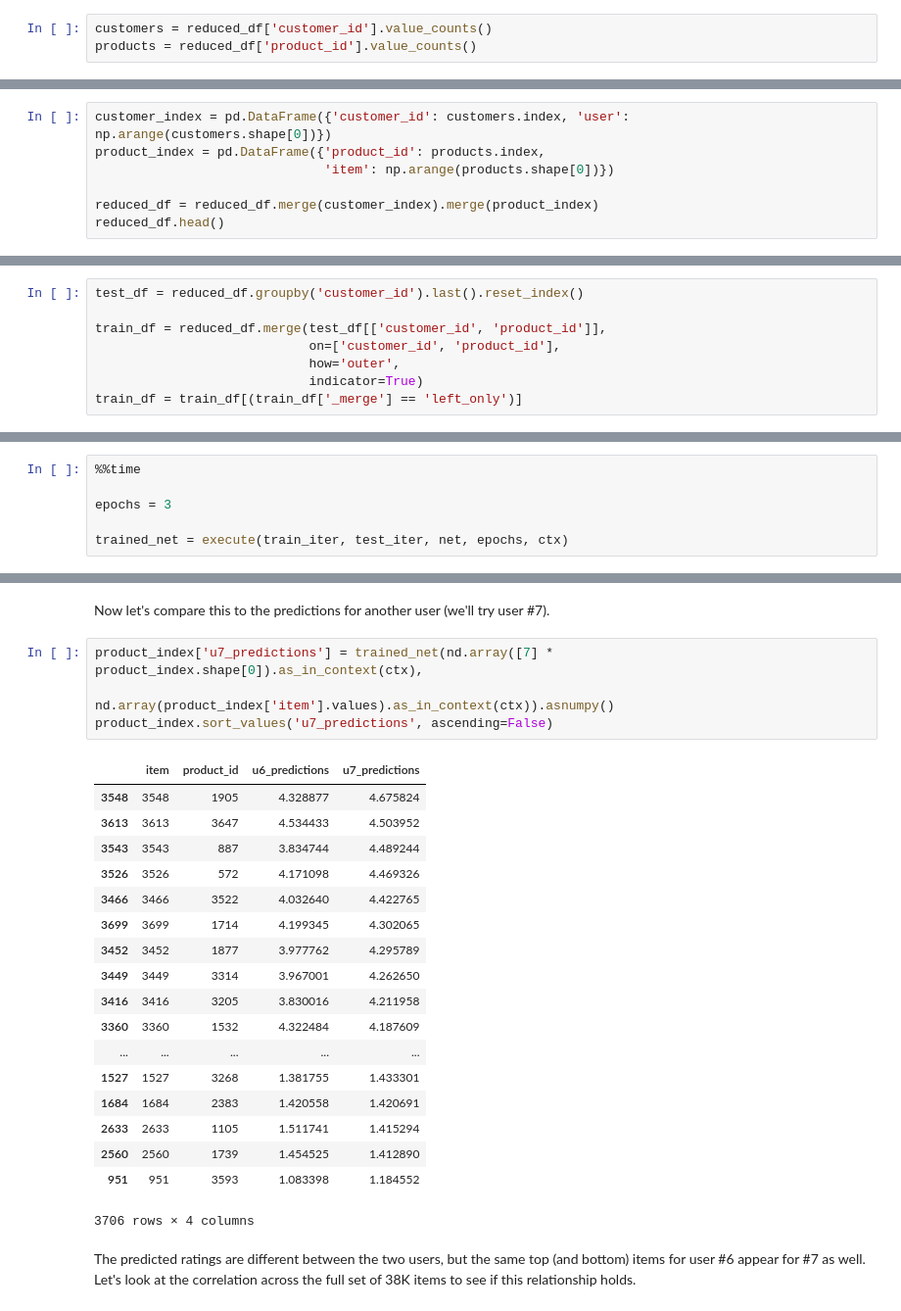
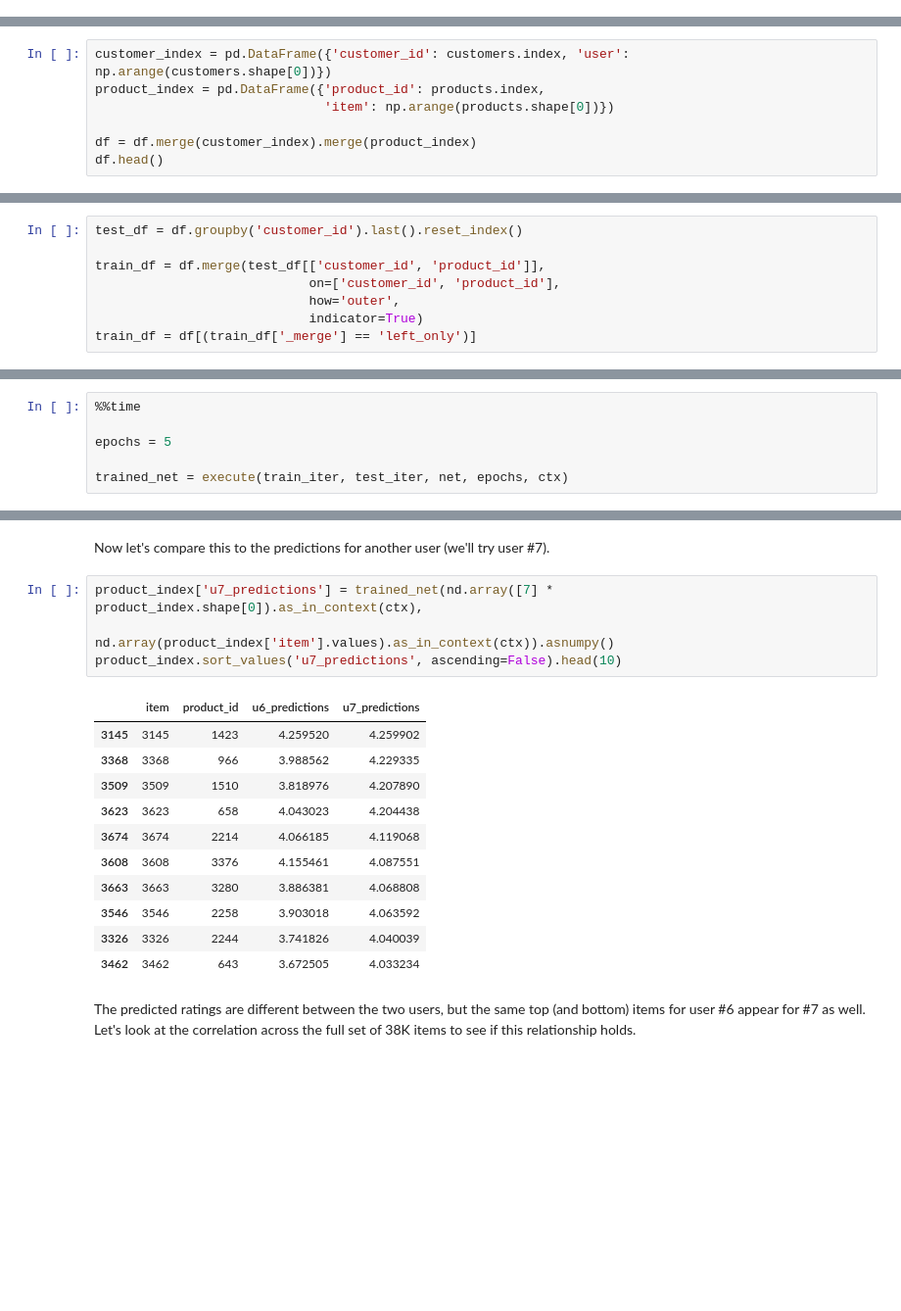
Before and after one commit to williamcao-01/Sagemaker-explore, a Jupyter notebook: final_test_gluon_recommender_system.ipynb, the cells around one changed output, grey strips where cells are left out. Shown at 98% size. Drawn from its saved outputs; the diff is of its cells as text; blank space fills up the shorter version.

```diff
--- a/final_test_gluon_recommender_system.ipynb
+++ b/final_test_gluon_recommender_system.ipynb
@@ -129,3 +83,0 @@ Now, we'll recreate our customer and product lists since there are customers wit
-# %%
-customers = reduced_df['customer_id'].value_counts()
-products = reduced_df['product_id'].value_counts()
@@ -136,8 +88,8 @@ customer_index = pd.DataFrame({'customer_id': customers.index, 'user': np.arange
 product_index = pd.DataFrame({'product_id': products.index,
                               'item': np.arange(products.shape[0])})
 
-reduced_df = reduced_df.merge(customer_index).merge(product_index)
-reduced_df.head()
+df = df.merge(customer_index).merge(product_index)
+df.head()
 # %% [output]
 |  | customer_id | product_id | star_rating | user | item |
 | 0 | 1 | 1193 | 5 | 4131 | 43 |
@@ -150,13 +102,13 @@ reduced_df.head()
 
 Let's start by splitting in training and test sets.  This will allow us to estimate the model's accuracy on videos our customers rated, but wasn't included in our training.
 # %%
-test_df = reduced_df.groupby('customer_id').last().reset_index()
+test_df = df.groupby('customer_id').last().reset_index()
 
-train_df = reduced_df.merge(test_df[['customer_id', 'product_id']],
+train_df = df.merge(test_df[['customer_id', 'product_id']],
                             on=['customer_id', 'product_id'],
                             how='outer',
                             indicator=True)
-train_df = train_df[(train_df['_merge'] == 'left_only')]
+train_df = df[(train_df['_merge'] == 'left_only')]
 # %% [markdown]
 Now, we can convert our Pandas DataFrames into MXNet NDArrays, use those to create a member of the SparseMatrixDataset class, and add that to an MXNet Data Iterator.  This process is the same for both test and control.
 # %%
@@ -291,7 +243,7 @@ Now, let's train for a few epochs.
 # %%
 %%time
 
-epochs = 3
+epochs = 5
 
 trained_net = execute(train_iter, test_iter, net, epochs, ctx)
 # %% [output]
@@ -336,26 +285,19 @@ Now let's compare this to the predictions for another user (we'll try user #7).
 # %%
 product_index['u7_predictions'] = trained_net(nd.array([7] * product_index.shape[0]).as_in_context(ctx),
                                               nd.array(product_index['item'].values).as_in_context(ctx)).asnumpy()
-product_index.sort_values('u7_predictions', ascending=False)
+product_index.sort_values('u7_predictions', ascending=False).head(10)
 # %% [output]
 |  | item | product_id | u6_predictions | u7_predictions |
-| 3548 | 3548 | 1905 | 4.328877 | 4.675824 |
-| 3613 | 3613 | 3647 | 4.534433 | 4.503952 |
-| 3543 | 3543 | 887 | 3.834744 | 4.489244 |
-| 3526 | 3526 | 572 | 4.171098 | 4.469326 |
-| 3466 | 3466 | 3522 | 4.032640 | 4.422765 |
-| 3699 | 3699 | 1714 | 4.199345 | 4.302065 |
-| 3452 | 3452 | 1877 | 3.977762 | 4.295789 |
-| 3449 | 3449 | 3314 | 3.967001 | 4.262650 |
-| 3416 | 3416 | 3205 | 3.830016 | 4.211958 |
-| 3360 | 3360 | 1532 | 4.322484 | 4.187609 |
-| ... | ... | ... | ... | ... |
-| 1527 | 1527 | 3268 | 1.381755 | 1.433301 |
-| 1684 | 1684 | 2383 | 1.420558 | 1.420691 |
-| 2633 | 2633 | 1105 | 1.511741 | 1.415294 |
-| 2560 | 2560 | 1739 | 1.454525 | 1.412890 |
-| 951 | 951 | 3593 | 1.083398 | 1.184552 |
+| 3145 | 3145 | 1423 | 4.259520 | 4.259902 |
+| 3368 | 3368 | 966 | 3.988562 | 4.229335 |
+| 3509 | 3509 | 1510 | 3.818976 | 4.207890 |
+| 3623 | 3623 | 658 | 4.043023 | 4.204438 |
+| 3674 | 3674 | 2214 | 4.066185 | 4.119068 |
+| 3608 | 3608 | 3376 | 4.155461 | 4.087551 |
+| 3663 | 3663 | 3280 | 3.886381 | 4.068808 |
+| 3546 | 3546 | 2258 | 3.903018 | 4.063592 |
+| 3326 | 3326 | 2244 | 3.741826 | 4.040039 |
+| 3462 | 3462 | 643 | 3.672505 | 4.033234 |
-3706 rows × 4 columns
 # %% [markdown]
 The predicted ratings are different between the two users, but the same top (and bottom) items for user #6 appear for #7 as well.  Let's look at the correlation across the full set of 38K items to see if this relationship holds.
 # %%
```
Also changed, not shown: parts of 39 cells of this notebook.
